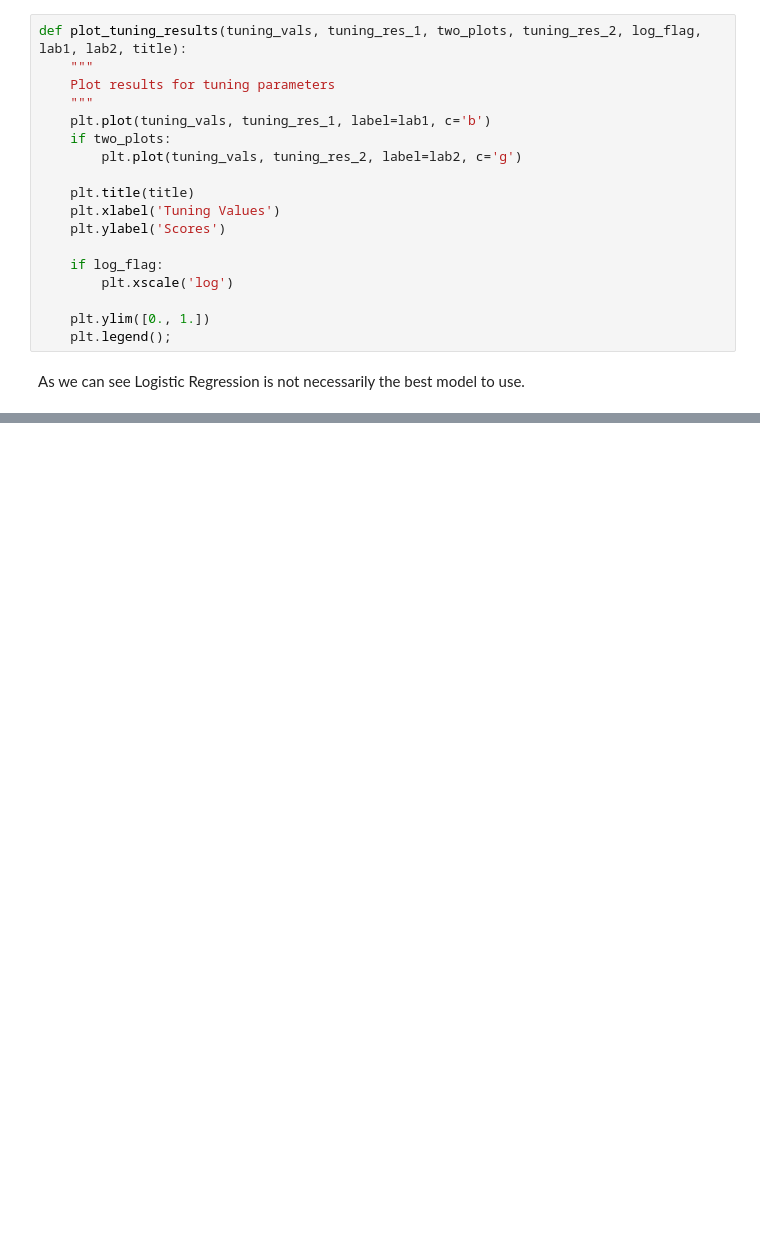
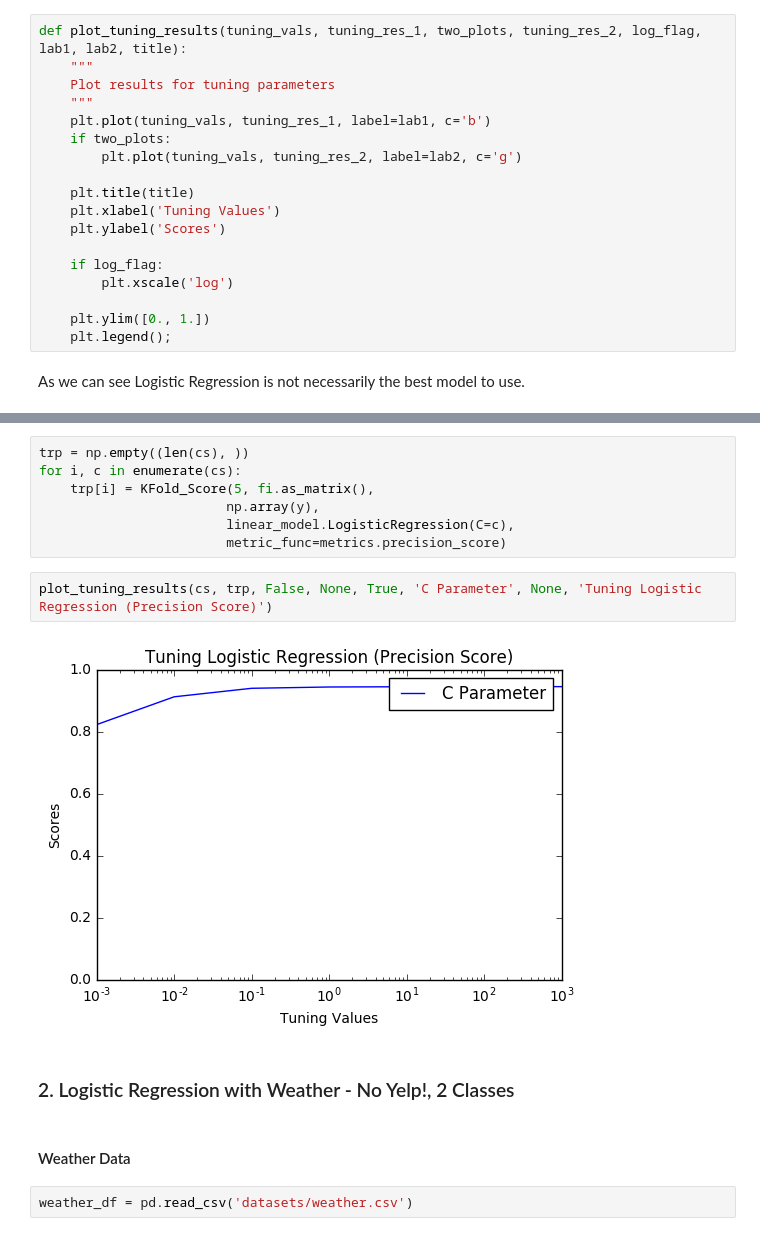
Before and after one commit to thewassermann/inspection_project, a Jupyter notebook: Gil Baseline Model Research.ipynb, the cells around one changed output, grey strips where cells are left out. Drawn from its saved outputs; the diff is of its cells as text; blank space fills up the shorter version.

```diff
--- a/Gil Baseline Model Research.ipynb
+++ b/Gil Baseline Model Research.ipynb
@@ -322,0 +345,17 @@ As we can see Logistic Regression is not necessarily the best model to use.
+# %%
+trp = np.empty((len(cs), ))
+for i, c in enumerate(cs):
+    trp[i] = KFold_Score(5, fi.as_matrix(),
+                        np.array(y),
+                        linear_model.LogisticRegression(C=c),
+                        metric_func=metrics.precision_score)
+# %%
+plot_tuning_results(cs, trp, False, None, True, 'C Parameter', None, 'Tuning Logistic Regression (Precision Score)')
+# %% [output]
+[figure, added]
+# %% [markdown]
+### 2. Logistic Regression with Weather - No Yelp!, 2 Classes
+# %% [markdown]
+#### Weather Data
+# %%
+weather_df = pd.read_csv('datasets/weather.csv')
```
Also changed, not shown: parts of 66 cells of this notebook, 1 other file.
